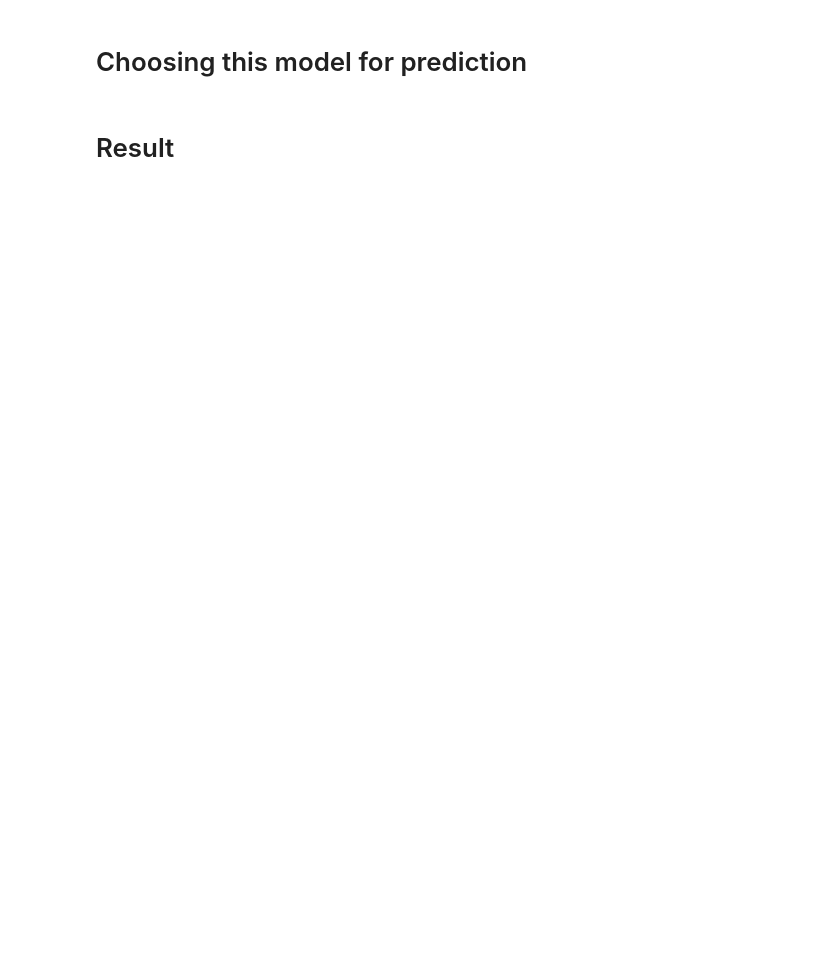
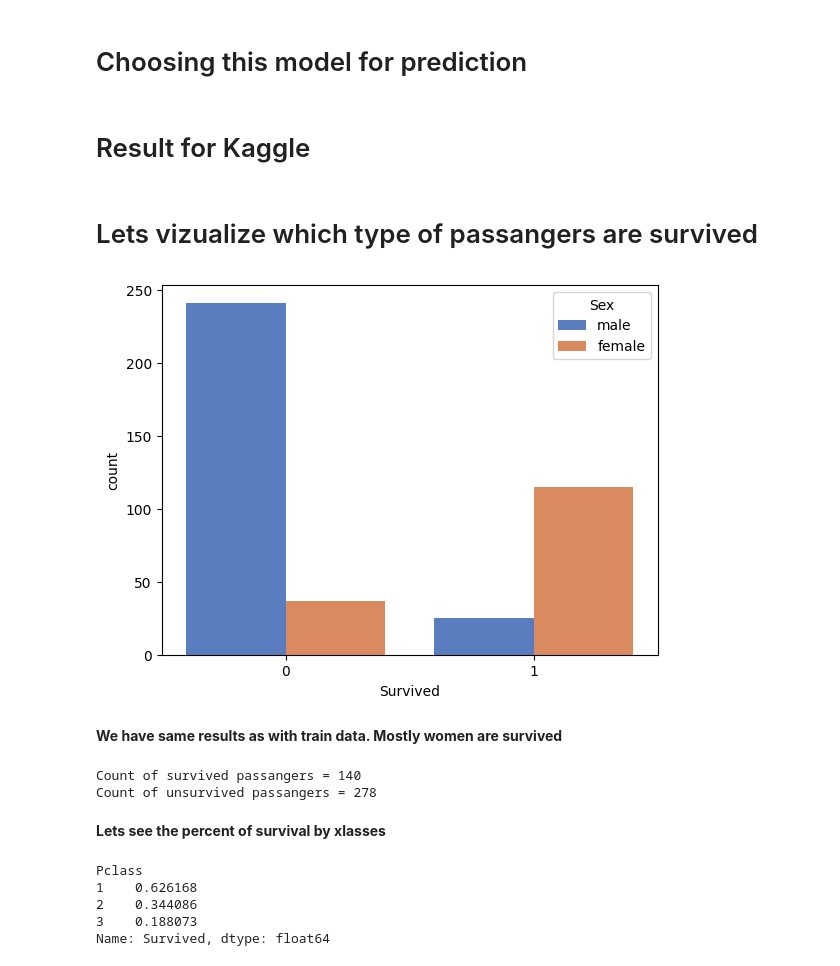
Before and after one commit to giulerg/Titanic, a Jupyter notebook: titanic.ipynb, the cells around one changed output. Saved outputs shown, nothing was run; the diff lists cells and outputs as text; code cells hidden in the pictures; blank space fills up the shorter version.

Commit message:
results

```diff
--- a/titanic.ipynb
+++ b/titanic.ipynb
@@ -93,10 +97,13 @@ df_test.duplicated().sum()
 # %% [output]
 0
 # %%
+#function for filling null values
+
 def fill_elements(df):
     df.columns = df.columns.str.strip()
     df=df.drop('Cabin', axis=1)
     df['Age'] = df['Age'].fillna(df.groupby('Sex')['Age'].transform('mean'))
+    df['Fare'] = df['Fare'].fillna(df.groupby('Pclass')['Fare'].transform('mean'))
     df = df.dropna()
     return df
 # %%
@@ -268,9 +287,9 @@ model_grid_tr.best_params_
 rf = RandomForestClassifier()
 # %%
 param_grid = {
-    'n_estimators': [50, 100, 150],
-    'max_depth': [None, 5, 10],
-    'min_samples_leaf': [1, 4, 5],
+    'n_estimators': [100, 150],
+    'max_depth': [None, 5, 10, 15],
+    'min_samples_leaf': [1, 4],
 }
 # %%
 grid_model_random = GridSearchCV(estimator=rf, param_grid=param_grid, cv=5)
@@ -289,9 +308,41 @@ model_grid_random.best_params_
 # %%
 y_test_pred = model_grid_random.predict(X_test_scaler)
 # %% [markdown]
-# Result
+# Result for Kaggle
 # %%
 result = pd.DataFrame()
 result['PassengerId'] = df_test['PassengerId']
 result['Survived'] = y_test_pred
 result.to_csv("submission.csv", index=False)
+# %% [markdown]
+# Lets vizualize which type of passangers are survived
+# %%
+df_test['Survived'] = y_test_pred
+# %%
+sns.set_palette("muted")
+sns.countplot(df_test, x='Survived', hue='Sex')
+plt.show()
+# %% [output]
+[figure, added]
+# %% [markdown]
+**We have same results as with train data. Mostly women are survived**
+# %%
+survived = len(df_test[df_test['Survived']==1])
+unsurvived = len(df_test[df_test['Survived']==0])
+
+print(f"Count of survived passangers = {survived}")
+print(f"Count of unsurvived passangers = {unsurvived}")
+# %% [output]
+Count of survived passangers = 140
+Count of unsurvived passangers = 278
+# %% [markdown]
+**Lets see the percent of survival by xlasses**
+# %%
+class_groups = df_test.groupby(by=['Pclass'])['Survived'].mean()
+class_groups
+# %% [output]
+Pclass
+1    0.626168
+2    0.344086
+3    0.188073
+Name: Survived, dtype: float64
```
Also changed, not shown: parts of 14 cells of this notebook.
